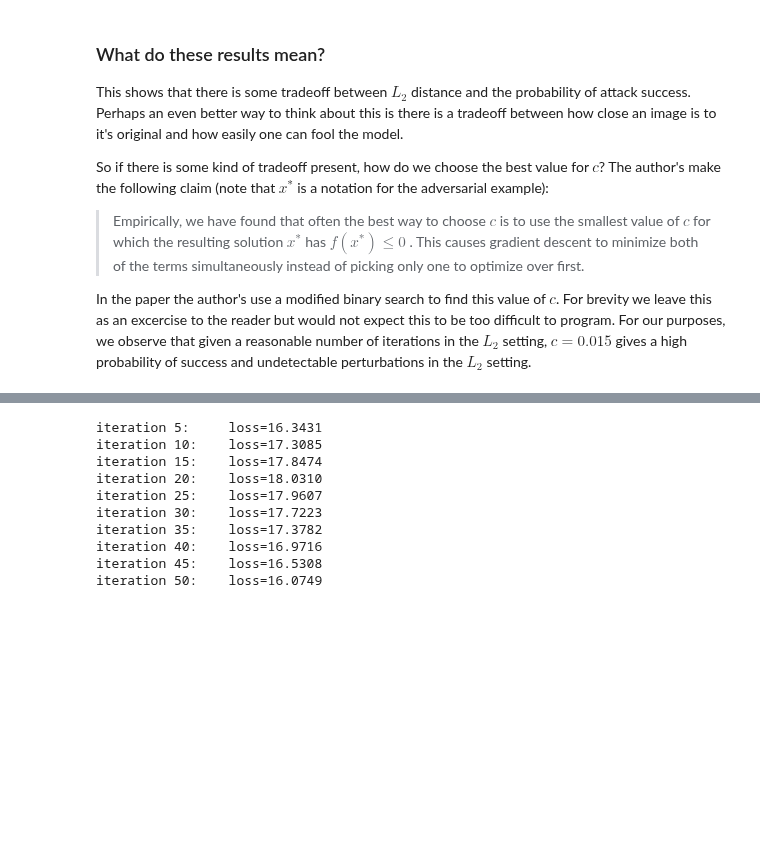
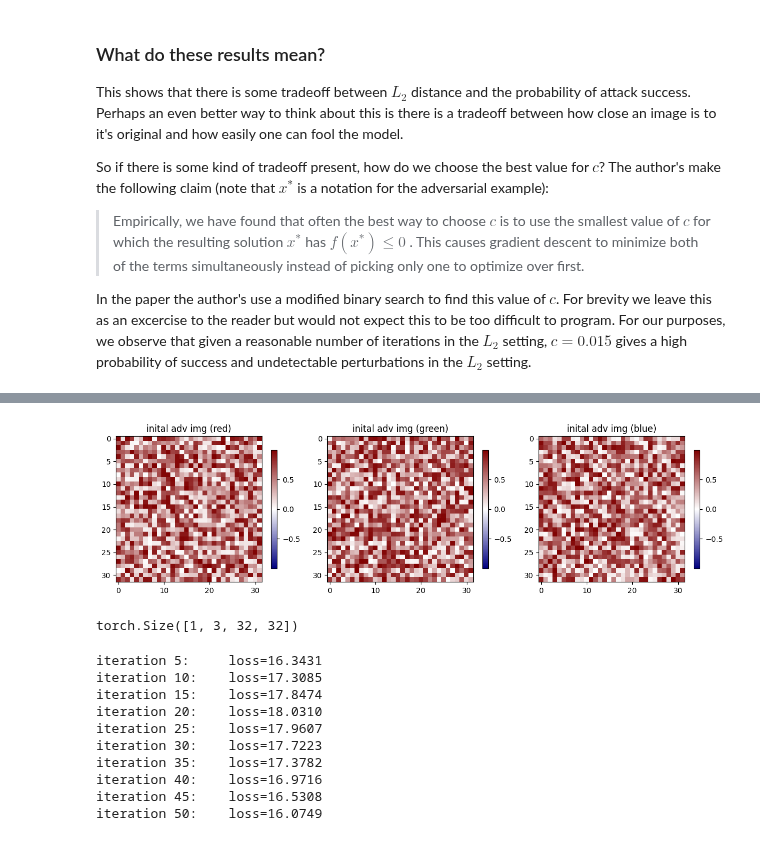
Before and after one commit to zroe1/xlab-ai-security, a Jupyter notebook: working/CW.ipynb, the cells around one changed output, grey strips where cells are left out. Saved outputs shown, nothing was run; the diff lists cells and outputs as text; code cells hidden in the pictures; blank space fills up the shorter version.

```diff
--- a/working/CW.ipynb
+++ b/working/CW.ipynb
@@ -470,3 +534,18 @@ In task #6, you will calculate the above equation element-wise to find tensor $x
+# %%
+# you should expect to see plots of positive numbers between 0 and 1
+_ = xlab.utils.plot_tensors(
+    [adv[0], adv[1], adv[2]],
+    log_scale=False,
+    ncols=3,
+    # log_scale=True,
+    titles = ["inital adv img (red)", "inital adv img (green)", "inital adv img (blue)"]
+)
+# %% [output]
+[figure, added]
+# %%
+delta.shape
+# %% [output]
+torch.Size([1, 3, 32, 32])
 # %%
 x_clean = x_test[0:1].to(device)
 
```
Also changed, not shown: parts of 18 cells of this notebook.
